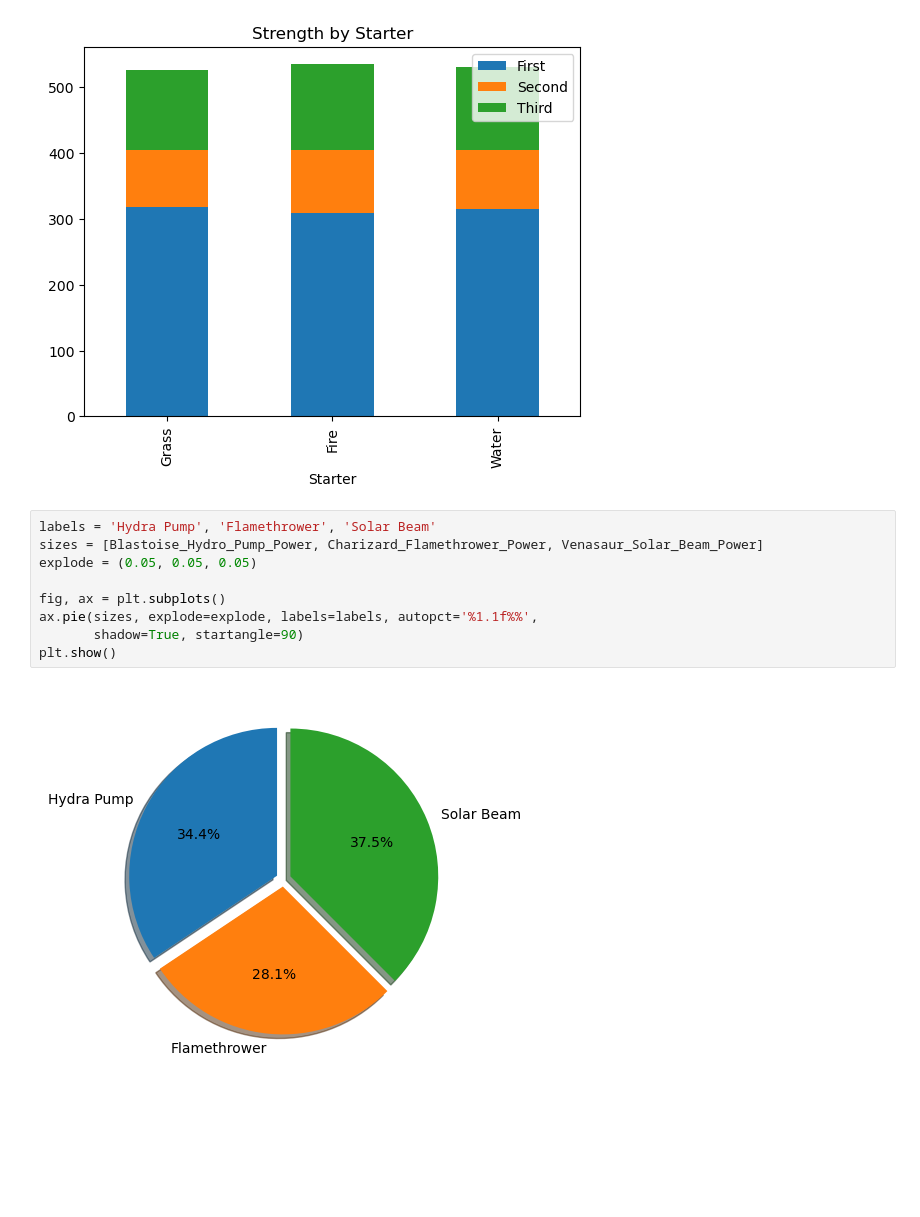
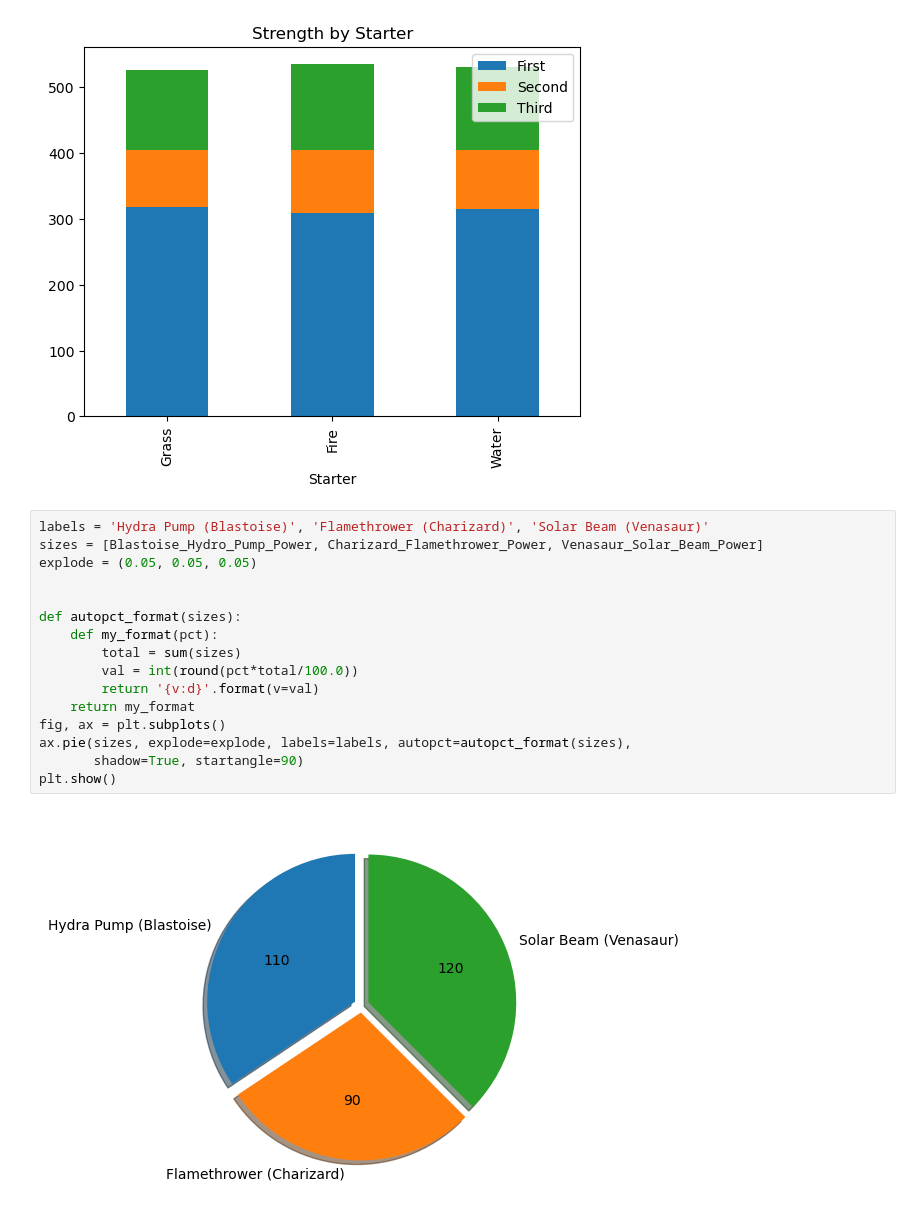
Before and after one commit to Siobhan-C/pokemon-analysis-project, a Jupyter notebook: pokemonwork.ipynb, the cells around one changed output. Saved outputs shown, nothing was run; the diff lists cells and outputs as text; blank space fills up the shorter version.

Commit message:
updated pie charts

```diff
--- a/pokemonwork.ipynb
+++ b/pokemonwork.ipynb
@@ -173,13 +188,20 @@ plt.show()
 # %% [output]
 [figure]
 # %%
-labels = 'Hydra Pump', 'Flamethrower', 'Solar Beam'
+labels = 'Hydra Pump (Blastoise)', 'Flamethrower (Charizard)', 'Solar Beam (Venasaur)'
 sizes = [Blastoise_Hydro_Pump_Power, Charizard_Flamethrower_Power, Venasaur_Solar_Beam_Power]
 explode = (0.05, 0.05, 0.05)
 
+
+def autopct_format(sizes):
+    def my_format(pct):
+        total = sum(sizes)
+        val = int(round(pct*total/100.0))
+        return '{v:d}'.format(v=val)
+    return my_format
 fig, ax = plt.subplots()
-ax.pie(sizes, explode=explode, labels=labels, autopct='%1.1f%%',
+ax.pie(sizes, explode=explode, labels=labels, autopct=autopct_format(sizes),
        shadow=True, startangle=90)
 plt.show()
 # %% [output]
-[figure, old version]
+[figure, new version]
```
Also changed, not shown: parts of 3 cells of this notebook.
